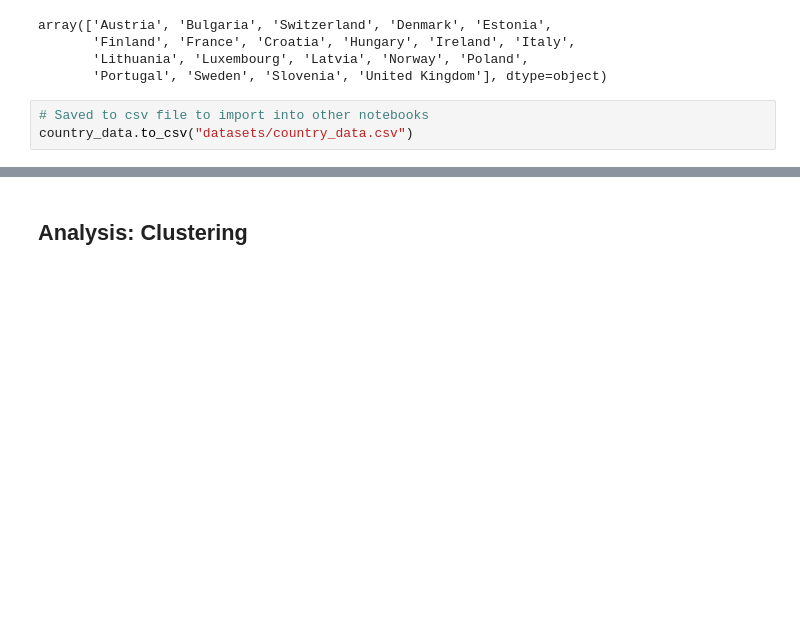
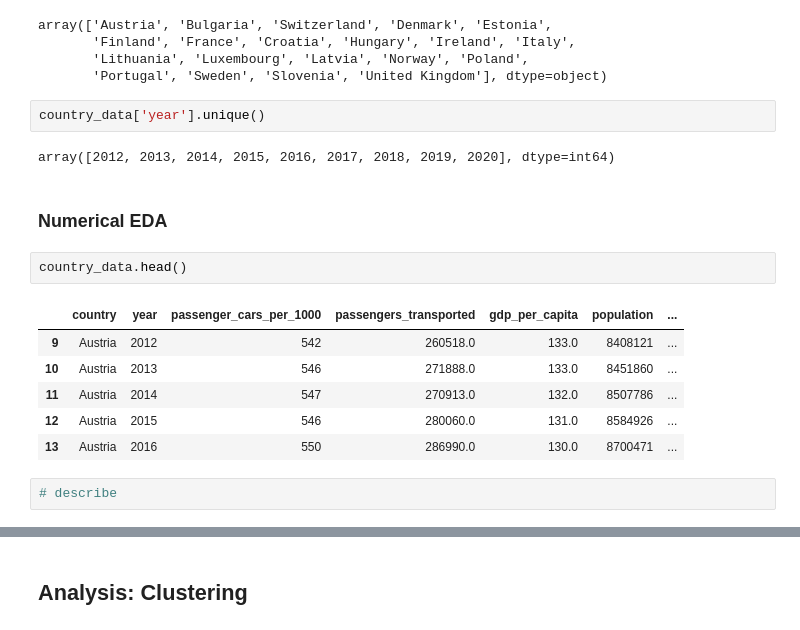
Before and after one commit to emanmozaffar/si618-final-project, a Jupyter notebook: tyler_clustering.ipynb, the cells around one changed output, grey strips where cells are left out. Drawn from its saved outputs; the diff is of its cells as text; blank space fills up the shorter version.

```diff
--- a/tyler_clustering.ipynb
+++ b/tyler_clustering.ipynb
@@ -530,6 +596,20 @@ array(['Austria', 'Bulgaria', 'Switzerland', 'Denmark', 'Estonia',
        'Finland', 'France', 'Croatia', 'Hungary', 'Ireland', 'Italy',
        'Lithuania', 'Luxembourg', 'Latvia', 'Norway', 'Poland',
        'Portugal', 'Sweden', 'Slovenia', 'United Kingdom'], dtype=object)
-# %%
-# Saved to csv file to import into other notebooks
-country_data.to_csv("datasets/country_data.csv")
+# %%
+country_data['year'].unique()
+# %% [output]
+array([2012, 2013, 2014, 2015, 2016, 2017, 2018, 2019, 2020], dtype=int64)
+# %% [markdown]
+### Numerical EDA
+# %%
+country_data.head()
+# %% [output]
+|  | country | year | passenger_cars_per_1000 | passengers_transported | gdp_per_capita | population | ... |
+| 9 | Austria | 2012 | 542 | 260518.0 | 133.0 | 8408121 | ... |
+| 10 | Austria | 2013 | 546 | 271888.0 | 133.0 | 8451860 | ... |
+| 11 | Austria | 2014 | 547 | 270913.0 | 132.0 | 8507786 | ... |
+| 12 | Austria | 2015 | 546 | 280060.0 | 131.0 | 8584926 | ... |
+| 13 | Austria | 2016 | 550 | 286990.0 | 130.0 | 8700471 | ... |
+# %%
+# describe
```
Also changed, not shown: parts of 13 cells of this notebook.
